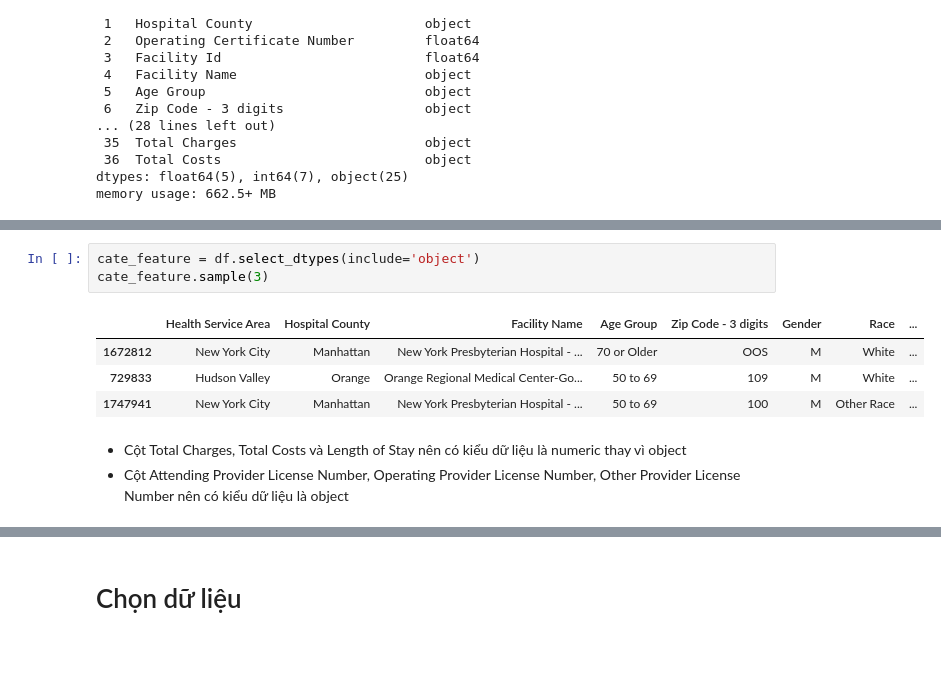
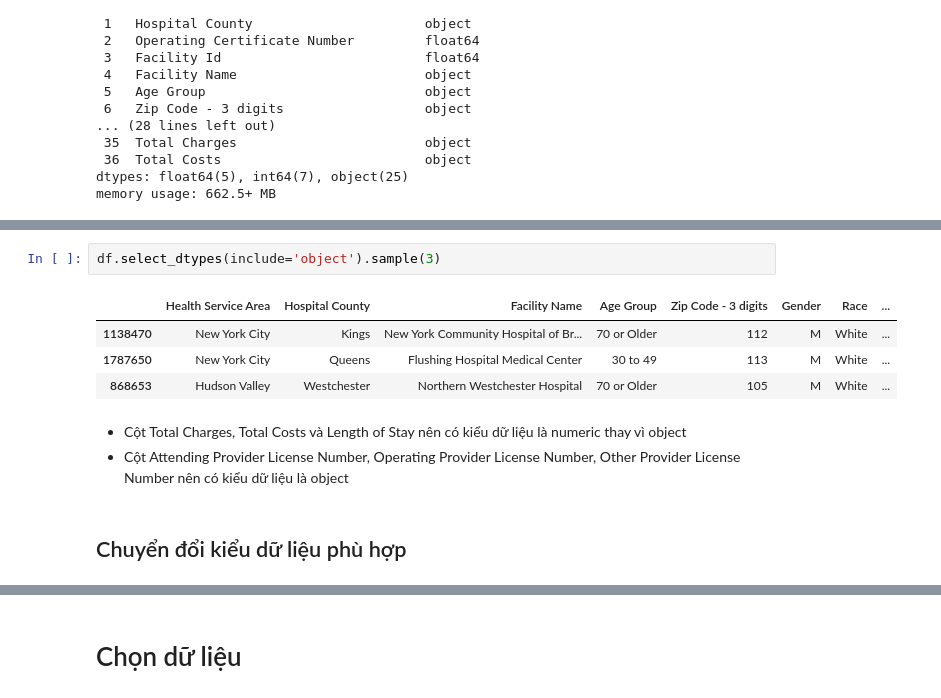
Before and after one commit to viplazylmht/P4DS_final, a Jupyter notebook: P4DS_Final.ipynb, the cells around one changed output, grey strips where cells are left out. Cells and saved outputs as stored; diff of their text form; blank space fills up the shorter version.

```diff
--- a/P4DS_Final.ipynb
+++ b/P4DS_Final.ipynb
@@ -189,11 +188,12 @@ nume_feature.sample(5)
 # %%
-cate_feature = df.select_dtypes(include='object')
-cate_feature.sample(3)
+df.select_dtypes(include='object').sample(3)
 # %% [output]
 |  | Health Service Area | Hospital County | Facility Name | Age Group | Zip Code - 3 digits | Gender | Race | ... |
-| 1672812 | New York City | Manhattan | New York Presbyterian Hospital - ... | 70 or Older | OOS | M | White | ... |
-| 729833 | Hudson Valley | Orange | Orange Regional Medical Center-Go... | 50 to 69 | 109 | M | White | ... |
-| 1747941 | New York City | Manhattan | New York Presbyterian Hospital - ... | 50 to 69 | 100 | M | Other Race | ... |
+| 1138470 | New York City | Kings | New York Community Hospital of Br... | 70 or Older | 112 | M | White | ... |
+| 1787650 | New York City | Queens | Flushing Hospital Medical Center | 30 to 49 | 113 | M | White | ... |
+| 868653 | Hudson Valley | Westchester | Northern Westchester Hospital | 70 or Older | 105 | M | White | ... |
 # %% [markdown]
 - Cột Total Charges, Total Costs và Length of Stay nên có kiểu dữ liệu là numeric thay vì object
 - Cột Attending Provider License Number, Operating Provider License Number, Other Provider License Number nên có kiểu dữ liệu là object
+# %% [markdown]
+## Chuyển đổi kiểu dữ liệu phù hợp
```
Also changed, not shown: parts of 18 cells of this notebook.
